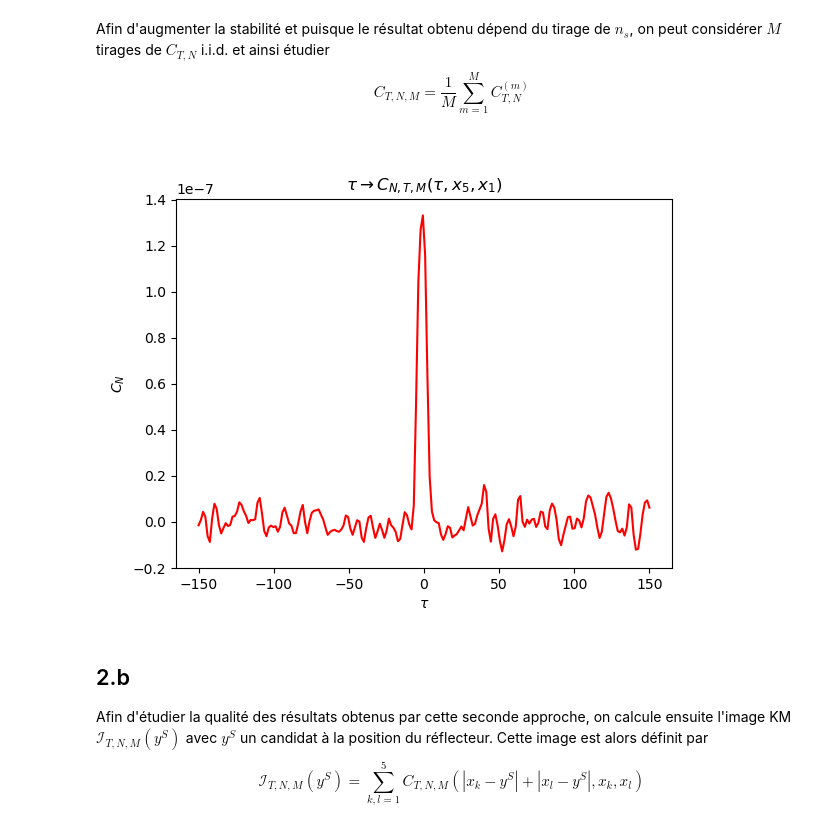
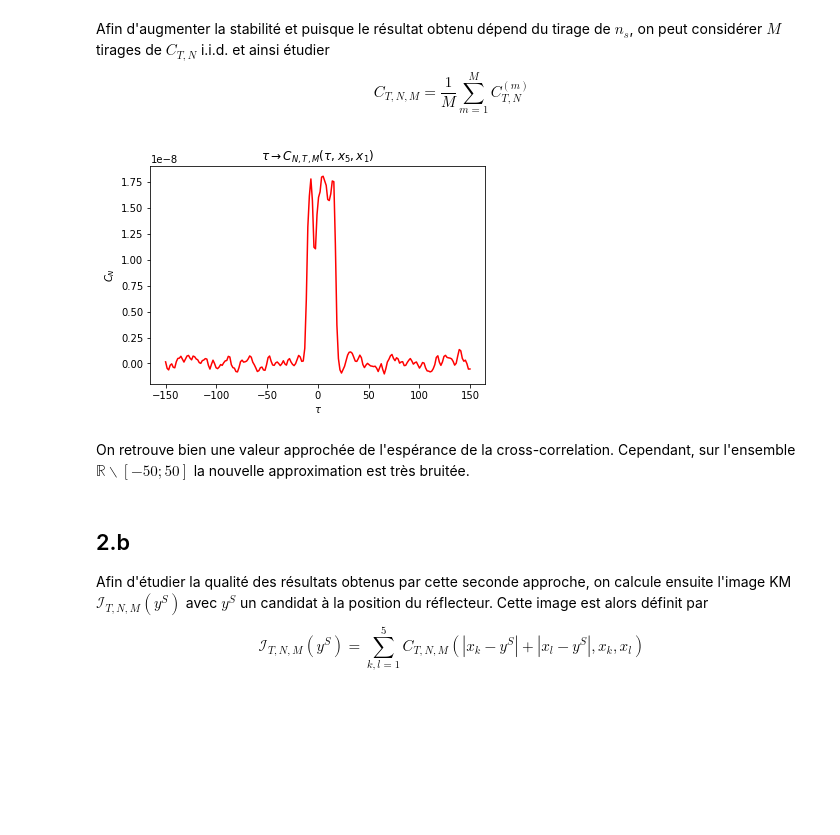
Before and after one commit to Nanored4498/Reflector-Passive, a Jupyter notebook: notebook.ipynb, the cells around one changed output. Cells and saved outputs as stored; diff of their text form; code cells hidden in the pictures; blank space fills up the shorter version.

```diff
--- a/notebook.ipynb
+++ b/notebook.ipynb
@@ -13,7 +13,7 @@ warnings.filterwarnings("ignore")
 # %% [markdown]
 Certains calculs (particulièrement les derniers avec la cross-correlation) sont longs. Nous mettons donc à disposition un boolean permettant de déterminer si les calculs seront fait ou non (notons que nous joignons des figures pour qu'il y a un affichage, malgré tout).
 # %%
-avoid_long_computation = True
+avoid_long_computation = False
 # %% [markdown]
 Dans le projet, on part du même modèle que celui présenté au début du cours avec une solution de l'équation d'onde
 $$ \frac{1}{c^2(x)}\frac{\partial^2 u}{\partial t^2} - \Delta_x u = n(t,x) $$
@@ -50,7 +50,7 @@ On commence par calculer et afficher $$ \tau \rightarrow C_N(\tau, x_5,x_1) $$
 pour $\tau \in [-200;200]$.
 # %%
 tau = np.linspace(-200,200,500)
-f = utils.C_N(tau, x[0], x[4], y, c_0, z_r, sigma_r)
+f = utils.C_N(tau, x[4], x[0], y, c_0, z_r, sigma_r)
 plt.plot(tau, f, 'r-')
 plt.xlabel(r'$\tau$')
 plt.ylabel(r'$C_N$')
@@ -109,7 +109,7 @@ $$ \tau \rightarrow C_{T,N}(\tau, x_5,x_1) $$
 pour $\tau \in [-150;150]$. Mais cette fois-ci pour plusieurs valeurs de $T$.
 # %%
 tau_values = np.linspace(-150,150,200)
-T_values = [500, 5000, 50000]
+T_values = [500, 5000, 20000]
 if avoid_long_computation:
     for i,T in enumerate(T_values):
         display(Image(filename="figs/plot tau -> C_NT(tau,x_5,x_1) " + str(T) + ".png"))
@@ -117,7 +117,7 @@ if avoid_long_computation:
 else:
     for i,T in enumerate(T_values):
         plt.figure(i)
-        f = utils.C_TNm(tau_values, x[0], x[1], T, y, c_0, z_r, sigma_r)
+        f = utils.C_TNm(tau_values, x[4], x[0], T, y, c_0, z_r, sigma_r)
         plt.plot(tau_values, f, 'r-')
         plt.xlabel(r'$\tau$')
         plt.ylabel(r'$C_N$')
@@ -132,16 +132,18 @@ Afin d'augmenter la stabilité et puisque le résultat obtenu dépend du tirage
 $$ C_{T,N,M} = \frac{1}{M}\sum_{m=1}^M C_{T,N}^{(m)} $$
 # %%
 if avoid_long_computation:
-    display(Image(filename="figs/plot tau -> C_NTM(tau,x_5,x_1) 500.png"))
+    display(Image(filename="figs/plot tau -> C_NTM(tau,x_5,x_1) 10000.png"))
 else:
-    f = utils.C_TNM(20, tau_values, x[0], x[1], 10000, y, c_0, z_r, sigma_r)
+    f = utils.C_TNM(20, tau_values, x[4], x[0], 10000, y, c_0, z_r, sigma_r)
     plt.plot(tau_values, f, 'r-')
     plt.xlabel(r'$\tau$')
     plt.ylabel(r'$C_N$')
     plt.title(r'$\tau \rightarrow C_{N,T,M}(\tau,x_5,x_1)$')
     plt.show()
 # %% [output]
-[figure, old version]
+[figure, new version]
+# %% [markdown]
+On retrouve bien une valeur approchée de l'espérance de la cross-correlation. Cependant, sur l'ensemble $\mathbb{R}\backslash[-50;50]$ la nouvelle approximation est très bruitée.
 # %% [markdown]
 ## 2.b
 Afin d'étudier la qualité des résultats obtenus par cette seconde approche, on calcule ensuite l'image KM $\mathcal{I}_{T,N,M} (y^S)$ avec $y^S$ un candidat à la position du réflecteur. Cette image est alors définit par
```
Also changed, not shown: parts of 10 cells of this notebook.
